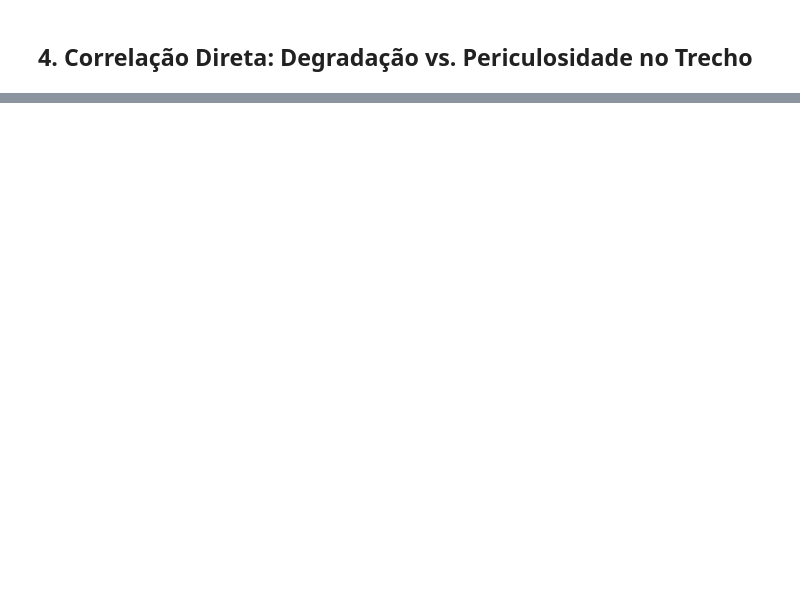
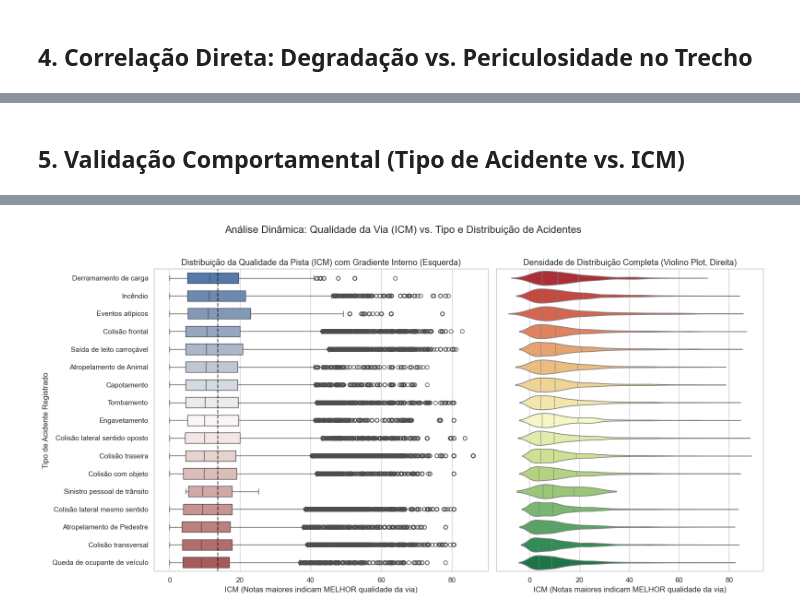
Before and after one commit to athaydegab/PredicaoAcidentesPRF, a Jupyter notebook: notebooks/03_notebook_aed.ipynb, the cells around one changed output, grey strips where cells are left out. Drawn from its saved outputs; the diff is of its cells as text; code cells hidden in the pictures; blank space fills up the shorter version.

```diff
--- a/notebooks/03_notebook_aed.ipynb
+++ b/notebooks/03_notebook_aed.ipynb
@@ -143,0 +113,75 @@ plt.show()
+# %% [markdown]
+## 5. Validação Comportamental (Tipo de Acidente vs. ICM)
+# %%
+
+import matplotlib.pyplot as plt
+import seaborn as sns
+import numpy as np
+
+# 1. Preparação dos dados e ordem
+ordem_tipos = df_aed.groupby('tipo_acidente')['icm'].median().sort_values(ascending=False).index
+
+# 2. Configuração do layout composto (1x2)
+fig, axes = plt.subplots(1, 2, figsize=(16, 8), gridspec_kw={'width_ratios': [1.5, 1.2]}, sharey=True)
+
+# --- PAINEL 1: Boxplot com Gradiente Interno (Esquerda, Correção Final) ---
+# Usamos uma paleta neutra para os elementos externos; o gradiente será aplicado internamente.
+sns.boxplot(
+    data=df_aed,
+    x='icm',
+    y='tipo_acidente',
+    order=ordem_tipos,
+    palette='vlag', # Paleta neutra para elementos externos
+    width=0.6,
+    showmeans=False, # Removendo a média para focar na mediana/distribuição
+    ax=axes[0]
+)
+
+# Adicionando o gradiente interno de cor em cada caixa (vermelho-verde, esquerda-direita)
+for i, artist in enumerate(axes[0].artists):
+    # A paleta RdYlGn reflete 'vermelho para ruim, verde para bom'
+    cmap = plt.cm.RdYlGn
+
+    # Criamos um gradiente interno na caixa (vermelho-amarelo-verde, esquerda-direita)
+    gradient = np.linspace(0, 1, 256)
+    gradient = np.vstack((gradient, gradient))
+
+    # Aplicamos a transformação de cor
+    im = axes[0].imshow(gradient, aspect='auto', cmap=cmap, extent=artist.get_extents().extents, zorder=0.5)
+
+    # Ajustamos a transparência e as bordas para legibilidade
+    artist.set_alpha(0.3) # Sutil transparência para sobrepor o gradiente
+    artist.set_edgecolor('black')
+
+# Adicionando a linha de referência e títulos do painel 1
+media_geral_icm = df_aed['icm'].mean()
+axes[0].axvline(x=media_geral_icm, color='black', linestyle='--', alpha=0.7)
+axes[0].set_title('Distribuição da Qualidade da Pista (ICM) com Gradiente Interno (Esquerda)', fontsize=13)
+axes[0].set_xlabel('ICM (Notas maiores indicam MELHOR qualidade da via)')
+axes[0].set_ylabel('Tipo de Acidente Registrado')
+
+# --- PAINEL 2: Violino Plot de Densidade (A Nova Adição) ---
+# Usamos a mesma paleta RdYlGn (vermelho-verde do topo à base) para os contornos sutis, mostrando a densidade completa.
+sns.violinplot(
+    data=df_aed,
+    x='icm',
+    y='tipo_acidente',
+    order=ordem_tipos,
+    palette='RdYlGn',
+    width=0.8,
+    linewidth=1.2,
+    edgecolor='gray',
+    inner='quartile',
+    ax=axes[1]
+)
+axes[1].set_title('Densidade de Distribuição Completa (Violino Plot, Direita)', fontsize=13)
+axes[1].set_xlabel('ICM (Notas maiores indicam MELHOR qualidade da via)')
+axes[1].set_ylabel('') # Ocultando o eixo Y para o segundo gráfico
+axes[1].tick_params(axis='y', labelleft=False) # Escondendo os textos para ficar limpo
+
+# Título geral para a obra toda
+plt.suptitle('Análise Dinâmica: Qualidade da Via (ICM) vs. Tipo e Distribuição de Acidentes', fontsize=16, y=1.02)
+
+plt.tight_layout()
+plt.show()
+# %% [output]
@@ -143,0 +195 @@ plt.show()
+[figure, added]
```
Also changed, not shown: parts of 12 cells of this notebook, 2 other files.
